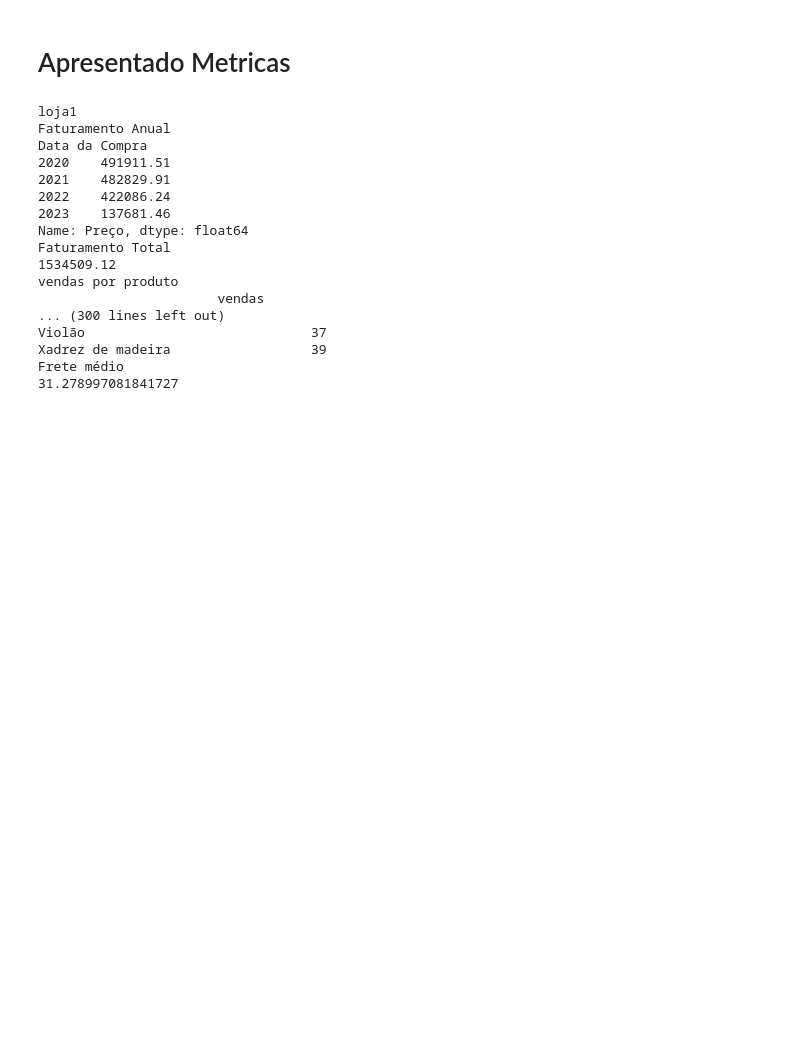
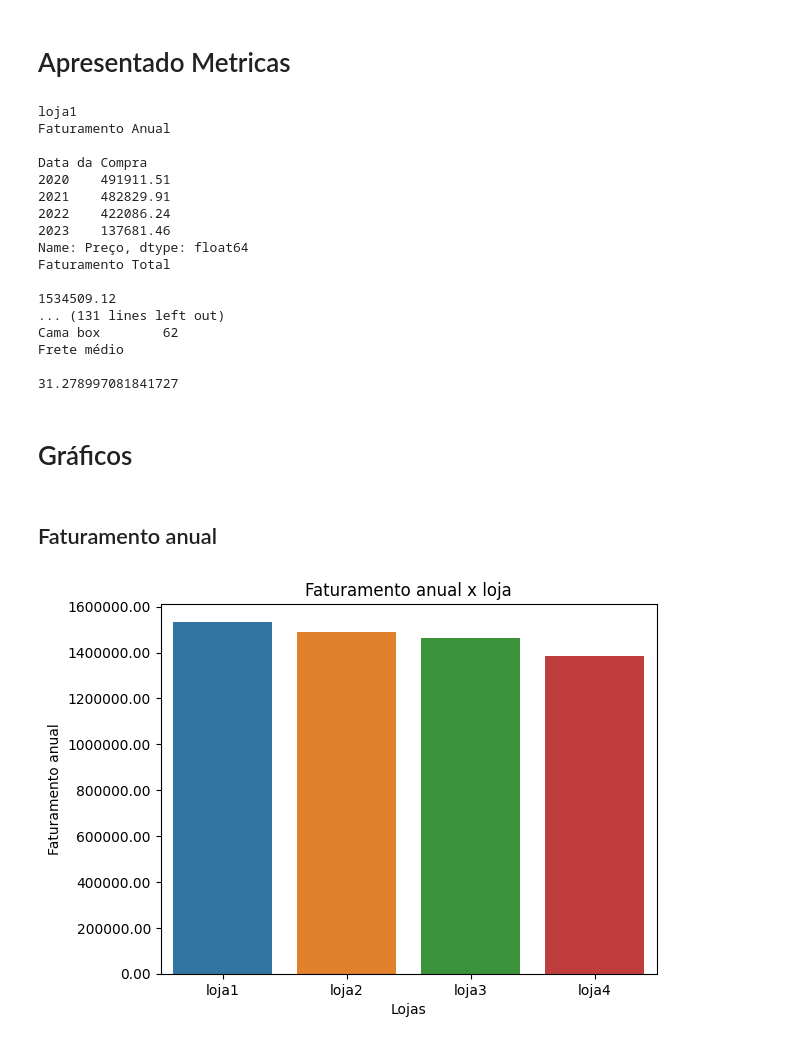
Before and after one commit to rafapcdev/One-Oracle, a Jupyter notebook: desafios/challenge1 data science/AluraStoreBr.ipynb, the cells around one changed output. Saved outputs shown, nothing was run; the diff lists cells and outputs as text; code cells hidden in the pictures; blank space fills up the shorter version.

```diff
--- a/desafios/challenge1 data science/AluraStoreBr.ipynb
+++ b/desafios/challenge1 data science/AluraStoreBr.ipynb
@@ -59,8 +62,16 @@ for loja, df in lojas.items():
 # %%
 for loja, df in lojas.items():
     df_n_vendas = df.groupby("Produto").agg(n_vendas = ("Produto", "count"))
-    df_n_vendas[ (df_n_vendas["n_vendas"] == df_n_vendas["n_vendas"].max() ) | (df_n_vendas["n_vendas"] == df_n_vendas["n_vendas"].min() )].sort_values("n_vendas")
-    metricas[loja]["Produtos mais e menos vendidos"] = df_n_vendas
+    max_vendas = df_n_vendas["n_vendas"].max()
+    min_vendas = df_n_vendas["n_vendas"].min()
+
+    produtos_extremos = df_n_vendas[
+        (df_n_vendas["n_vendas"] == max_vendas) |
+        (df_n_vendas["n_vendas"] == min_vendas)
+    ].sort_values("n_vendas")
+
+    # Armazenar tanto a tabela completa quanto os produtos extremos
+    metricas[loja]["Produtos Mais e Menos Vendidos"] = produtos_extremos
 # %% [markdown]
 # 5. Frete Médio por Loja
 # %%
@@ -76,6 +87,7 @@ for loja, metrica in metricas.items():
 # %% [output]
 loja1
 Faturamento Anual
+
 Data da Compra
 2020    491911.51
 2021    482829.91
@@ -83,11 +95,27 @@ Data da Compra
 2023    137681.46
 Name: Preço, dtype: float64
 Faturamento Total
+
 1534509.12
-vendas por produto
-                       vendas
-... (300 lines left out)
-Violão                             37
-Xadrez de madeira                  39
+... (131 lines left out)
+Cama box        62
 Frete médio
+
 31.278997081841727
+# %% [markdown]
+# Gráficos
+# %% [markdown]
+## Faturamento anual
+# %%
+data = [metrica["Faturamento Total"] for metrica in metricas.values()]
+keys = metricas.keys()
+sns.barplot(x=keys, y=data, hue=keys)
+plt.ticklabel_format(axis='y', style='plain')
+plt.gca().yaxis.set_major_formatter(plt.FormatStrFormatter('%.2f'))
+plt.ylabel("Faturamento anual")
+plt.xlabel("Lojas")
+plt.title("Faturamento anual x loja")
+plt.show()
+#plt.bar(metricas.keys(), data)
+# %% [output]
+[figure, added]
```
Also changed, not shown: parts of 9 cells of this notebook.
